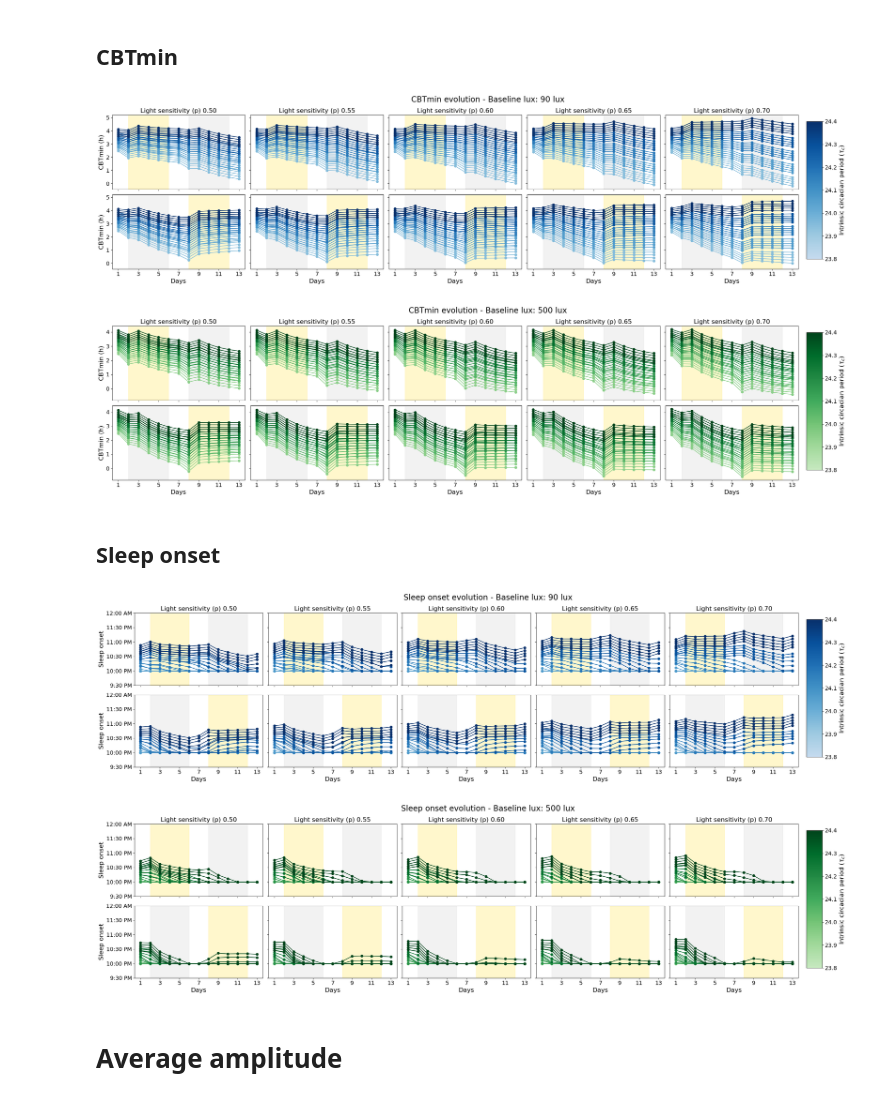
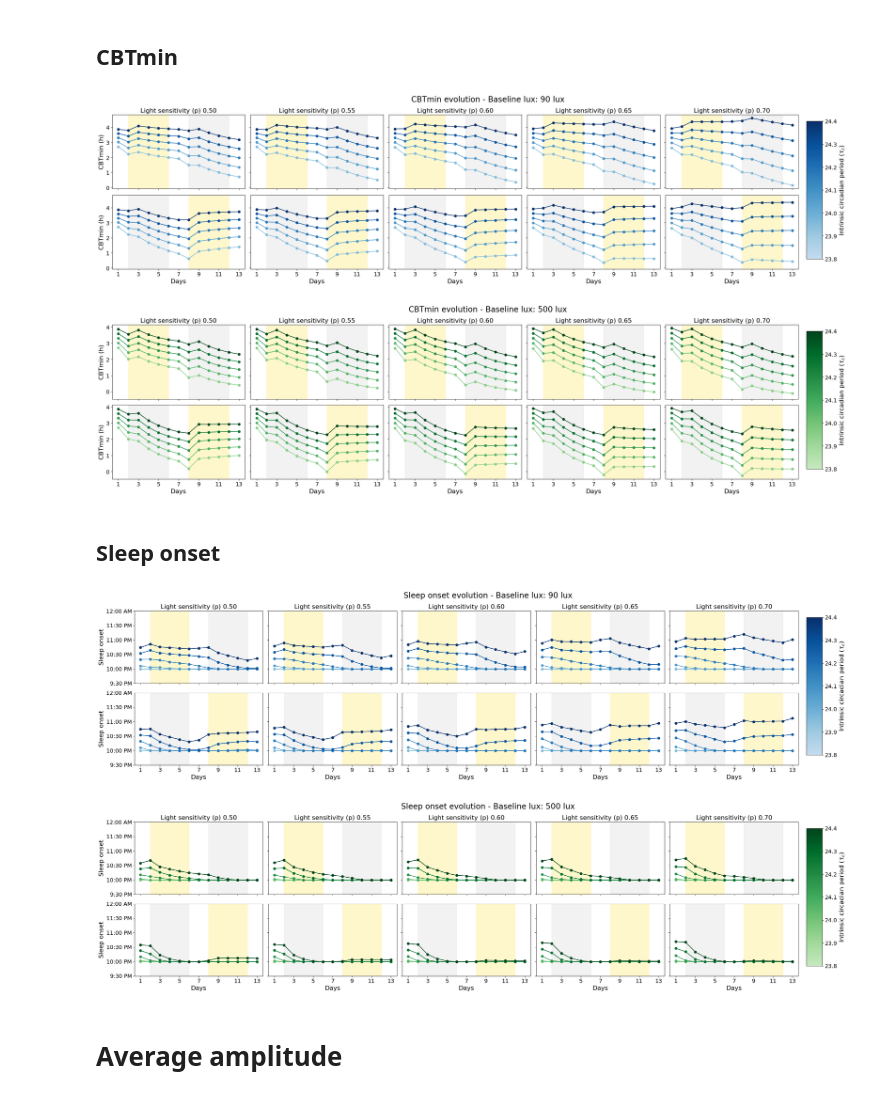
Before and after one commit to ftavella/evening_light_article, a Jupyter notebook: 16_supplemental_figures.ipynb, the cells around one changed output. Cells and saved outputs as stored; diff of their text form; code cells hidden in the pictures.

```diff
--- a/16_supplemental_figures.ipynb
+++ b/16_supplemental_figures.ipynb
@@ -277,44 +277,41 @@ for idx, baseline_condition in enumerate(baseline_conditions):
                                                     ]
             merged_features = pd.merge(selected_parameters, relevant_features, on='simulation_idx')
             final_features = merged_features[merged_features['p'] == p_val]
+            unique_tauc = final_features['tauc'].unique()
 
-            for ldx in final_features['simulation_idx'].unique():
-                sim_data = final_features[final_features['simulation_idx'] == ldx]
-                cbtmin = sim_data['cbtmin'].values
+            for tauc in unique_tauc:
+                sim_data = final_features[final_features['tauc'] == tauc]
+                cbtmin = sim_data.groupby('day')['cbtmin'].mean()
                 days = np.arange(1, len(cbtmin) + 1)
-
-                current_p = sim_data['p'].values[0]
-                current_tauc = sim_data['tauc'].values[0]
-                color = color_map_values[idx][np.where(tauc_values == current_tauc)[0][0]]
-
+                color = color_map_values[idx][np.where(tauc_values == tauc)[0][0]]
                 axs[jdx, kdx].plot(days, cbtmin, marker='o', color=color)
                 axs[jdx, kdx].set_xticks(days[::2])
 
             if jdx == 0:
                 axs[jdx, kdx].axvspan(2, 6, color='gold', alpha=0.2) # eBook
                 axs[jdx, kdx].axvspan(8, 12, color='gray', alpha=0.1) # Book
             else:
                 axs[jdx, kdx].axvspan(2, 6, color='gray', alpha=0.1)
                 axs[jdx, kdx].axvspan(8, 12, color='gold', alpha=0.2)
 
     # make room for cbar on the right
     plt.tight_layout(rect=[0, 0, 0.9, 1.0])
     # add colorbar
     cbar_ax = fig.add_axes([0.905, 0.15, 0.02, 0.7])
     norm = Normalize(vmin=min(tauc_values), vmax=max(tauc_values))
     sm = ScalarMappable(cmap=color_maps[idx], norm=norm)
     sm.set_array([])
     cbar = fig.colorbar(sm, cax=cbar_ax)
     cbar.set_label('Intrinsic circadian period 'r'$(\tau_{c})$', fontsize=axis_label_fontsize)
     cbar.ax.tick_params(labelsize=tick_label_fontsize)
 
     plt.savefig(f'figures/sup_fig_{'low' if baseline_condition == '' else 'high'}_indoor_light_cbtmin_evolution.png', bbox_inches='tight', dpi=300)
 
     plt.show()
     plt.close(fig)
 # %% [output]
-[figure, old version]
+[figure, new version]
-[figure, old version]
+[figure, new version]
 # %% [markdown]
 ## Sleep onset
 # %%
@@ -352,17 +349,15 @@ for idx, baseline_condition in enumerate(baseline_conditions):
                                                     ]
             merged_features = pd.merge(selected_parameters, relevant_features, on='simulation_idx')
             final_features = merged_features[merged_features['p'] == p_val]
+            unique_tauc = final_features['tauc'].unique()
 
-            for ldx in final_features['simulation_idx'].unique():
-                sim_data = final_features[final_features['simulation_idx'] == ldx]
-                sleep_onset = sim_data['sleep_onset'].values
+            for tauc in unique_tauc:
+                sim_data = final_features[final_features['tauc'] == tauc]
+                sleep_onset = sim_data.groupby('day')['sleep_onset'].mean()
                 days = np.arange(1, len(sleep_onset) + 1)
-
-                current_p = sim_data['p'].values[0]
-                current_tauc = sim_data['tauc'].values[0]
-                color = color_map_values[idx][np.where(tauc_values == current_tauc)[0][0]]
-
+                color = color_map_values[idx][np.where(tauc_values == tauc)[0][0]]
                 axs[jdx, kdx].plot(days, sleep_onset, marker='o', color=color)
+                axs[jdx, kdx].set_xticks(days[::2])
                 axs[jdx, kdx].set_xticks(days[::2])
                 axs[jdx, kdx].set_yticks([21.5, 22, 22.5, 23, 23.5, 24])
                 axs[jdx, kdx].set_yticklabels(['9:30 PM', '10:00 PM', '10:30 PM', '11:00 PM', '11:30 PM', '12:00 AM'],
@@ -389,8 +384,8 @@ for idx, baseline_condition in enumerate(baseline_conditions):
     plt.show()
     plt.close(fig)
 # %% [output]
-[figure, old version]
+[figure, new version]
-[figure, old version]
+[figure, new version]
 # %% [markdown]
 # Average amplitude
 # %%
```
Also changed, not shown: 5 other files.
